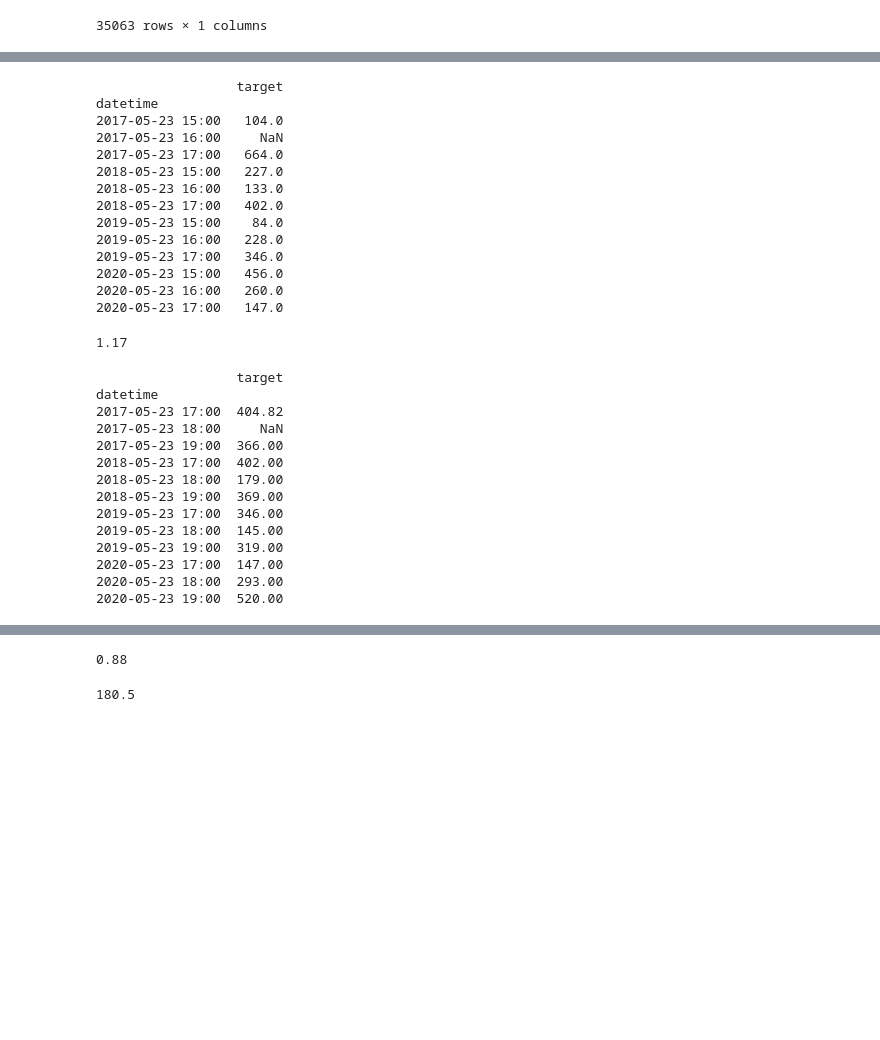
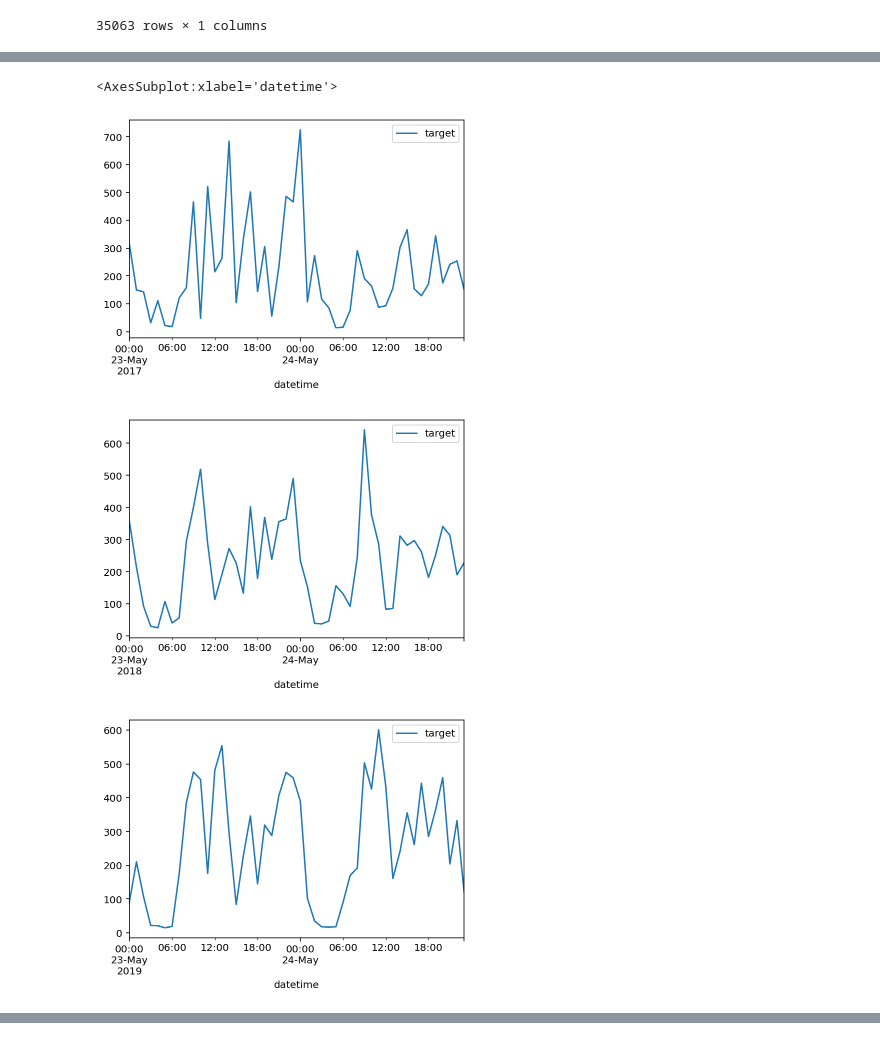
Before and after one commit to pyh5214/ML_Time-Series-Analysis, a Jupyter notebook: water.ipynb, the cells around one changed output, grey strips where cells are left out. Saved outputs shown, nothing was run; the diff lists cells and outputs as text; code cells hidden in the pictures; blank space fills up the shorter version.

```diff
--- a/water.ipynb
+++ b/water.ipynb
@@ -139,19 +118,0 @@ datetime
-# %%
-print(water[(water.index.month == 5) & (
-    water.index.day >= 23) & (water.index.day < 24) & (
-    water.index.hour >= 15) & (water.index.hour <= 17)])
-# %% [output]
-                  target
-datetime
-2017-05-23 15:00   104.0
-2017-05-23 16:00     NaN
-2017-05-23 17:00   664.0
-2018-05-23 15:00   227.0
-2018-05-23 16:00   133.0
-2018-05-23 17:00   402.0
-2019-05-23 15:00    84.0
-2019-05-23 16:00   228.0
-2019-05-23 17:00   346.0
-2020-05-23 15:00   456.0
-2020-05-23 16:00   260.0
-2020-05-23 17:00   147.0
@@ -166,35 +119,15 @@ fill = water.target[(water.index.year == 2019) & (water.index.month == 5) & (
-# %%
-print((filled / fill).round(2))
-# %% [output]
-1.17
-# %%
-water[water.index == '2017-05-23 16:00'] = water.target[water.index == '2019-05-23 16:00'] * 1.17
-water[water.index == '2017-05-23 17:00'] = water.target[water.index == '2019-05-23 17:00'] * 1.17
-# %%
-print(water[(water.index.month == 5) & (
-    water.index.day >= 23) & (water.index.day < 24) & (water.index.hour >= 17) & (water.index.hour <= 19)])
-# %% [output]
-                  target
-datetime
-2017-05-23 17:00  404.82
-2017-05-23 18:00     NaN
-2017-05-23 19:00  366.00
-2018-05-23 17:00  402.00
-2018-05-23 18:00  179.00
-2018-05-23 19:00  369.00
-2019-05-23 17:00  346.00
-2019-05-23 18:00  145.00
-2019-05-23 19:00  319.00
-2020-05-23 17:00  147.00
-2020-05-23 18:00  293.00
-2020-05-23 19:00  520.00
 # %%
-filled = water.target[(water.index.year == 2017) & (water.index.month == 5) & (
-    water.index.day >= 23) & (water.index.day < 24) & (
-    water.index.hour >= 17) & (water.index.hour <= 19)].sum()
-fill_1 = water.target[(water.index.year == 2018) & (water.index.month == 5) & (
-    water.index.day >= 23) & (water.index.day < 24) & (
-    water.index.hour >= 17) & (water.index.hour <= 19)].sum()
-fill_2 = water.target[(water.index.year == 2019) & (water.index.month == 5) & (
-    water.index.day >= 23) & (water.index.day < 24) & (
-    water.index.hour >= 17) & (water.index.hour <= 19)].sum()
+# 시각화
+water[(water.index.year == 2017) & (water.index.month == 5) & (
+    water.index.day >= 23) & (water.index.day <= 24)].plot()
+water[(water.index.year == 2018) & (water.index.month == 5) & (
+    water.index.day >= 23) & (water.index.day <= 24)].plot()
+water[(water.index.year == 2019) & (water.index.month == 5) & (
+    water.index.day >= 23) & (water.index.day <= 24)].plot()
+water[(water.index.year == 2020) & (water.index.month == 5) & (
+    water.index.day >= 23) & (water.index.day <= 24)].plot()
+# %% [output]
+<AxesSubplot:xlabel='datetime'>
+[figure, added]
+[figure, added]
+[figure, added]
@@ -203,9 +134,0 @@ tot_fill = (fill_1+fill_2)/2
-# %%
-(filled/tot_fill).round(2)
-# %% [output]
-0.88
-# %%
-(water.target[water.index == '2018-05-23 18:00'][0] + water.target[
-    water.index == '2018-05-24 18:00'][0])/2
-# %% [output]
-180.5
```
Also changed, not shown: parts of 130 cells of this notebook.
